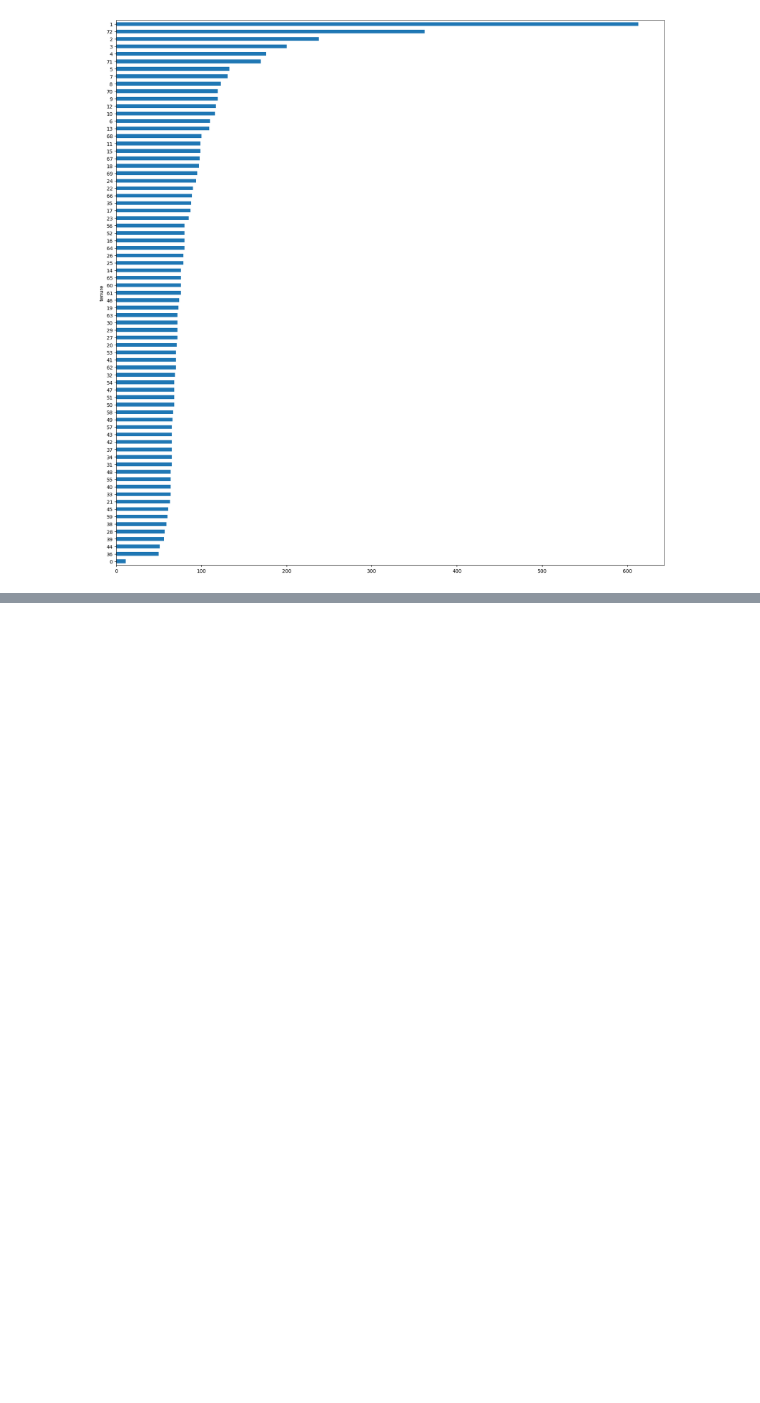
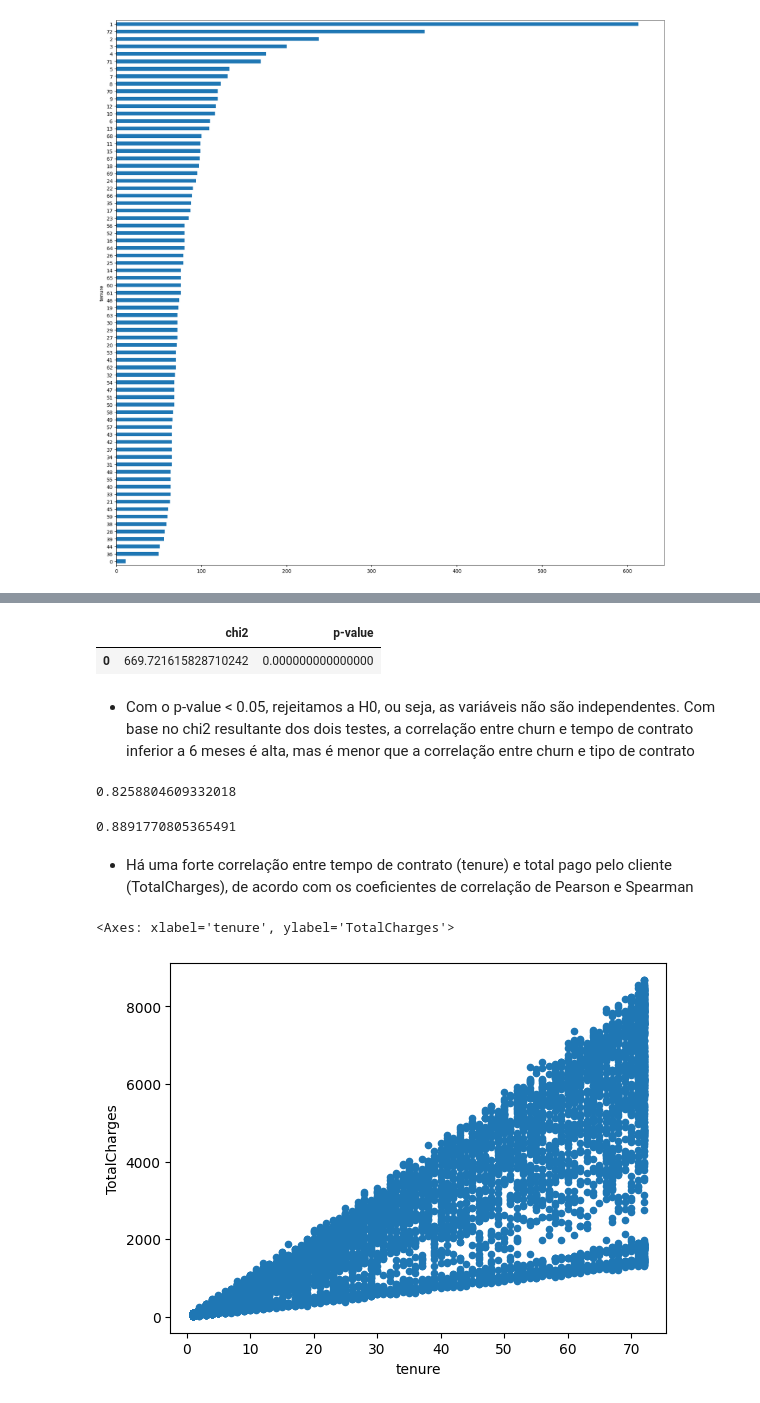
Before and after one commit to ivandersr/eda-churn, a Jupyter notebook: eda_churn.ipynb, the cells around one changed output, grey strips where cells are left out. Saved outputs shown, nothing was run; the diff lists cells and outputs as text; code cells hidden in the pictures; blank space fills up the shorter version.

Commit message:
correlation, chi2 and p-values

```diff
--- a/eda_churn.ipynb
+++ b/eda_churn.ipynb
@@ -278,0 +740,2 @@ df_churn.groupby('tenure')['tenure'].count().sort_values().plot.barh(figsize=(20
+# %%
+df_churn['LessThan6MonthsContract'] = np.where(df_churn['tenure'] < 6, 'Yes', 'No')
@@ -278,0 +760,27 @@ df_churn.groupby('tenure')['tenure'].count().sort_values().plot.barh(figsize=(20
+# %%
+df_tenure_churn
+# %% [output]
+|  | chi2 | p-value |
+| 0 | 669.721615828710242 | 0.000000000000000 |
+# %% [markdown]
+- Com o p-value < 0.05, rejeitamos a H0, ou seja, as variáveis não são independentes. Com base no chi2 resultante dos dois testes, a correlação entre churn e tempo de contrato inferior a 6 meses é alta, mas é menor que a correlação entre churn e tipo de contrato
+# %%
+# Correlação entre duas variáveis quantitativas
+# Hipótese: Quanto maior o tempo de contrato (tenure), maior o total pago pelo cliente (TotalCharges)
+# Coeficiente de correlação de Pearson
+df_churn['tenure'].corr(df_churn['TotalCharges'])
+# %% [output]
+0.8258804609332018
+# %%
+# Coeficiente de correlação de Spearman (captura correlações que podem não ser lineares)
+df_churn['tenure'].corr(df_churn['TotalCharges'], method='spearman')
+# %% [output]
+0.8891770805365491
+# %% [markdown]
+- Há uma forte correlação entre tempo de contrato (tenure) e total pago pelo cliente (TotalCharges), de acordo com os coeficientes de correlação de Pearson e Spearman
+# %%
+# Apresentar plot scatter entre tenure e TotalCharges (gráfico de dispersão)
+df_churn.plot.scatter(x='tenure', y='TotalCharges')
+# %% [output]
+<Axes: xlabel='tenure', ylabel='TotalCharges'>
+[figure, added]
```
Also changed, not shown: parts of 57 cells of this notebook.
